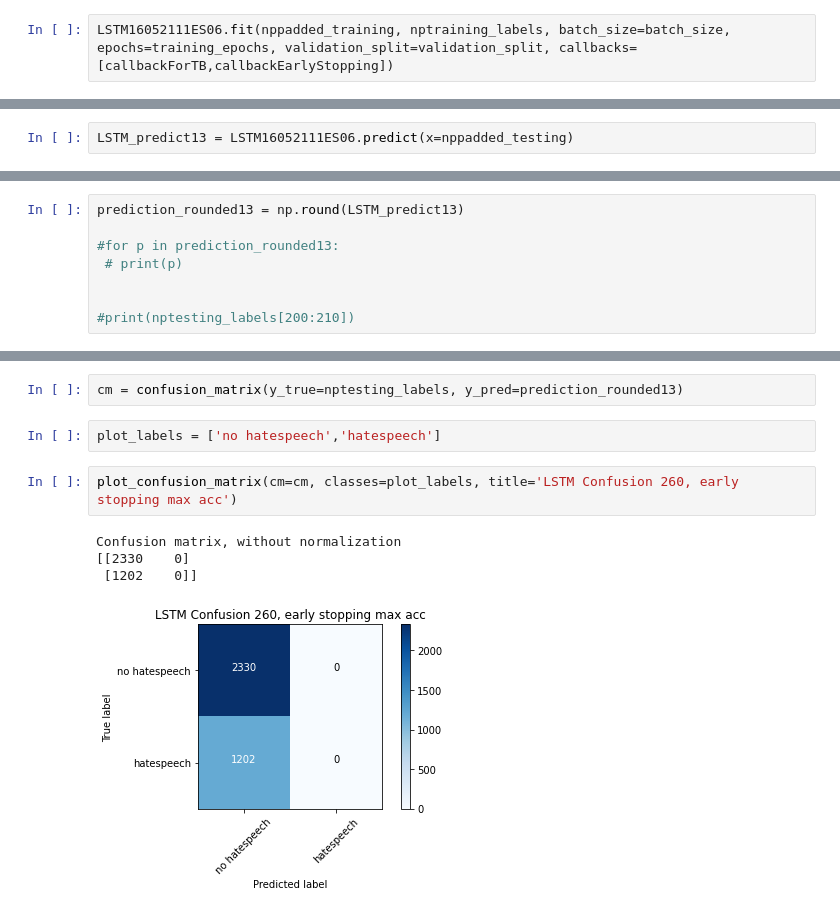
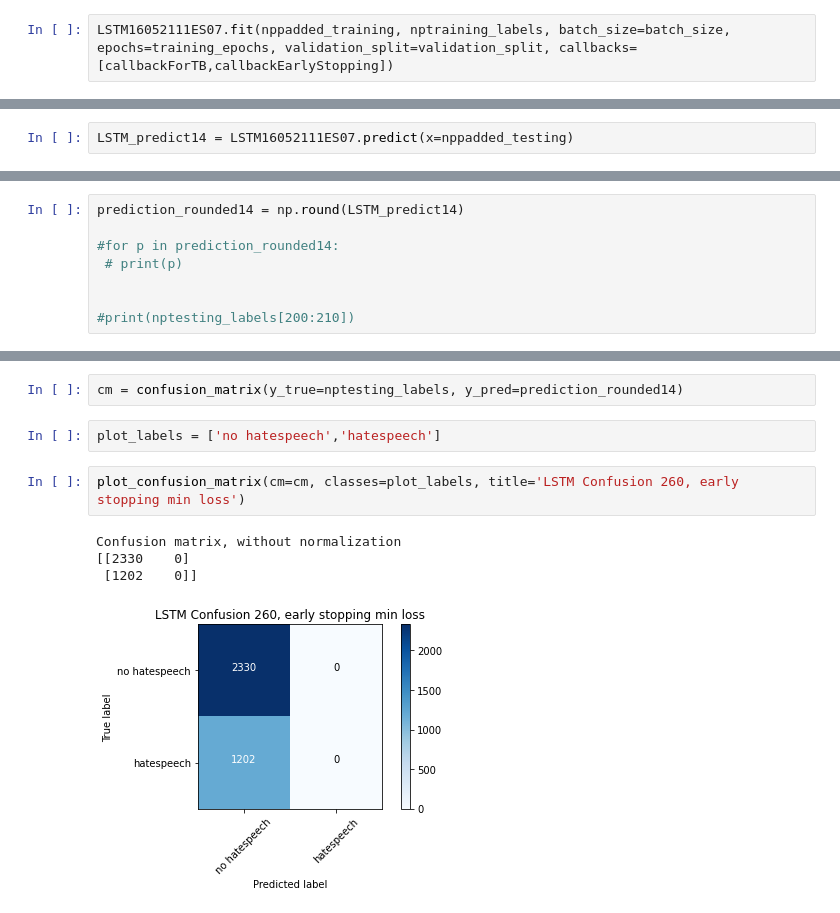
Before and after one commit to BiancaStadl/ProjektarbeitML, a Jupyter notebook: LSTM.ipynb, the cells around one changed output, grey strips where cells are left out. Cells and saved outputs as stored; diff of their text form.

Commit message:
LSTM 260 ES min loss

```diff
--- a/LSTM.ipynb
+++ b/LSTM.ipynb
@@ -444,6 +444,6 @@ callbackEarlyStopping = [
     )
 ]
 # %%
-LSTM16052111ES06.fit(nppadded_training, nptraining_labels, batch_size=batch_size, epochs=training_epochs, validation_split=validation_split, callbacks=[callbackForTB,callbackEarlyStopping])
+LSTM16052111ES07.fit(nppadded_training, nptraining_labels, batch_size=batch_size, epochs=training_epochs, validation_split=validation_split, callbacks=[callbackForTB,callbackEarlyStopping])
 # %% [output]
 Epoch 1/30
@@ -482,3 +476,3 @@ metrics_f1) = LSTM16052111ES06.evaluate(nppadded_testing, nptesting_labels, verb
 # %%
-LSTM_predict13 = LSTM16052111ES06.predict(x=nppadded_testing)
+LSTM_predict14 = LSTM16052111ES07.predict(x=nppadded_testing)
 # %%
@@ -486,8 +480,8 @@ LSTM_predict13 = LSTM16052111ES06.predict(x=nppadded_testing)
  # print(p)
 # %%
-prediction_rounded13 = np.round(LSTM_predict13)
+prediction_rounded14 = np.round(LSTM_predict14)
 
-#for p in prediction_rounded13:
+#for p in prediction_rounded14:
  # print(p)
 
 
@@ -537,13 +531,13 @@ def plot_confusion_matrix(cm, classes,
     plt.ylabel('True label')
     plt.xlabel('Predicted label')
 # %%
-cm = confusion_matrix(y_true=nptesting_labels, y_pred=prediction_rounded13)
+cm = confusion_matrix(y_true=nptesting_labels, y_pred=prediction_rounded14)
 # %%
 plot_labels = ['no hatespeech','hatespeech']
 # %%
-plot_confusion_matrix(cm=cm, classes=plot_labels, title='LSTM Confusion 260, early stopping max acc')
+plot_confusion_matrix(cm=cm, classes=plot_labels, title='LSTM Confusion 260, early stopping min loss')
 # %% [output]
 Confusion matrix, without normalization
 [[2330    0]
  [1202    0]]
-[figure, old version]
+[figure, new version]
```
Also changed, not shown: parts of 7 cells of this notebook.
